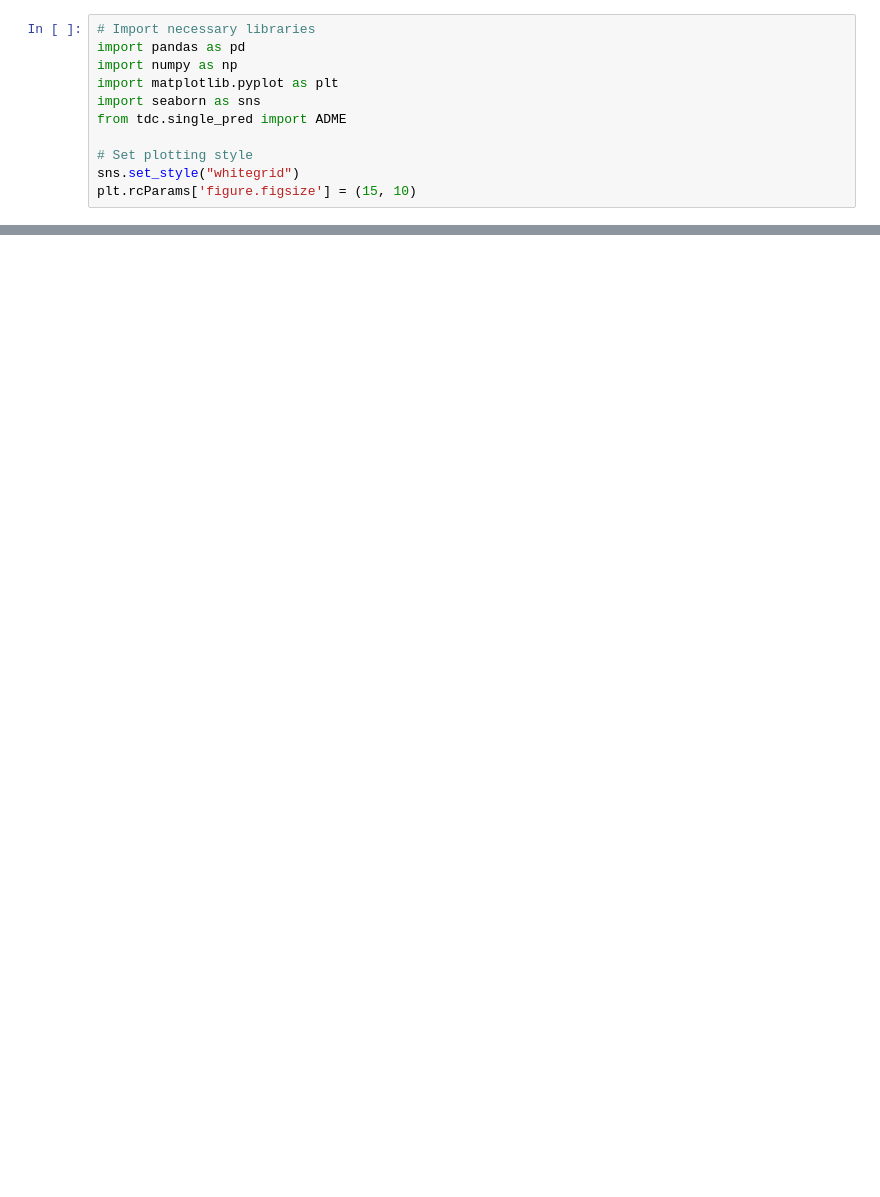
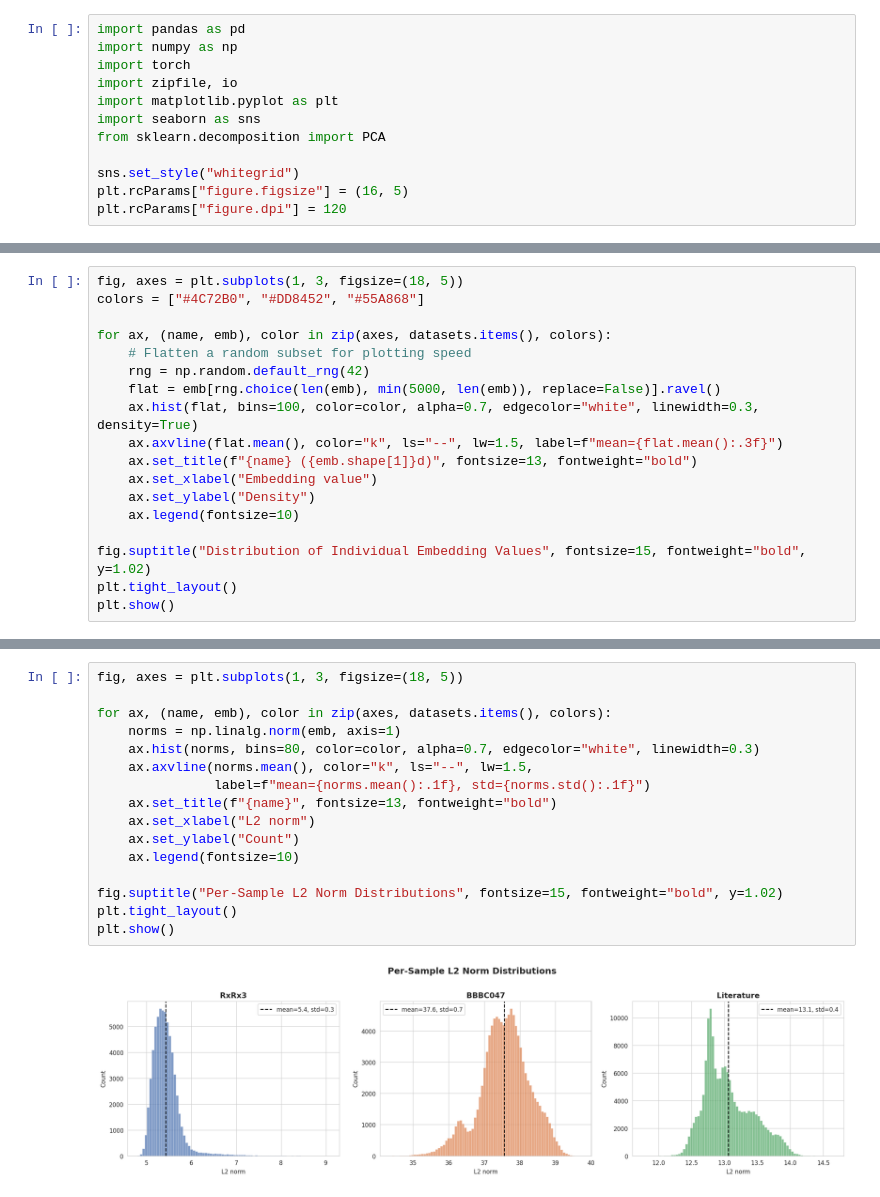
Before and after one commit to seonghyun26/graphium, a Jupyter notebook: notebooks/02_data_visualization.ipynb, the cells around one changed output, grey strips where cells are left out. Saved outputs shown, nothing was run; the diff lists cells and outputs as text; blank space fills up the shorter version.

```diff
--- a/notebooks/02_data_visualization.ipynb
+++ b/notebooks/02_data_visualization.ipynb
@@ -1,11 +8,12 @@
 # %%
-# Import necessary libraries
 import pandas as pd
 import numpy as np
+import torch
+import zipfile, io
 import matplotlib.pyplot as plt
 import seaborn as sns
-from tdc.single_pred import ADME
+from sklearn.decomposition import PCA
 
-# Set plotting style
 sns.set_style("whitegrid")
-plt.rcParams['figure.figsize'] = (15, 10)
+plt.rcParams["figure.figsize"] = (16, 5)
+plt.rcParams["figure.dpi"] = 120
@@ -203,0 +76,18 @@ cache_path = "/home/shpark/prj-molrepr/datacache/neurips2023-small/a2c7cd7492a9a
+# %%
+fig, axes = plt.subplots(1, 3, figsize=(18, 5))
+colors = ["#4C72B0", "#DD8452", "#55A868"]
+
+for ax, (name, emb), color in zip(axes, datasets.items(), colors):
+    # Flatten a random subset for plotting speed
+    rng = np.random.default_rng(42)
+    flat = emb[rng.choice(len(emb), min(5000, len(emb)), replace=False)].ravel()
+    ax.hist(flat, bins=100, color=color, alpha=0.7, edgecolor="white", linewidth=0.3, density=True)
+    ax.axvline(flat.mean(), color="k", ls="--", lw=1.5, label=f"mean={flat.mean():.3f}")
+    ax.set_title(f"{name} ({emb.shape[1]}d)", fontsize=13, fontweight="bold")
+    ax.set_xlabel("Embedding value")
+    ax.set_ylabel("Density")
+    ax.legend(fontsize=10)
+
+fig.suptitle("Distribution of Individual Embedding Values", fontsize=15, fontweight="bold", y=1.02)
+plt.tight_layout()
+plt.show()
@@ -203,0 +98,18 @@ cache_path = "/home/shpark/prj-molrepr/datacache/neurips2023-small/a2c7cd7492a9a
+# %%
+fig, axes = plt.subplots(1, 3, figsize=(18, 5))
+
+for ax, (name, emb), color in zip(axes, datasets.items(), colors):
+    norms = np.linalg.norm(emb, axis=1)
+    ax.hist(norms, bins=80, color=color, alpha=0.7, edgecolor="white", linewidth=0.3)
+    ax.axvline(norms.mean(), color="k", ls="--", lw=1.5,
+               label=f"mean={norms.mean():.1f}, std={norms.std():.1f}")
+    ax.set_title(f"{name}", fontsize=13, fontweight="bold")
+    ax.set_xlabel("L2 norm")
+    ax.set_ylabel("Count")
+    ax.legend(fontsize=10)
+
+fig.suptitle("Per-Sample L2 Norm Distributions", fontsize=15, fontweight="bold", y=1.02)
+plt.tight_layout()
+plt.show()
+# %% [output]
+[figure, added]
```
Also changed, not shown: parts of 25 cells of this notebook, 52 other files.
